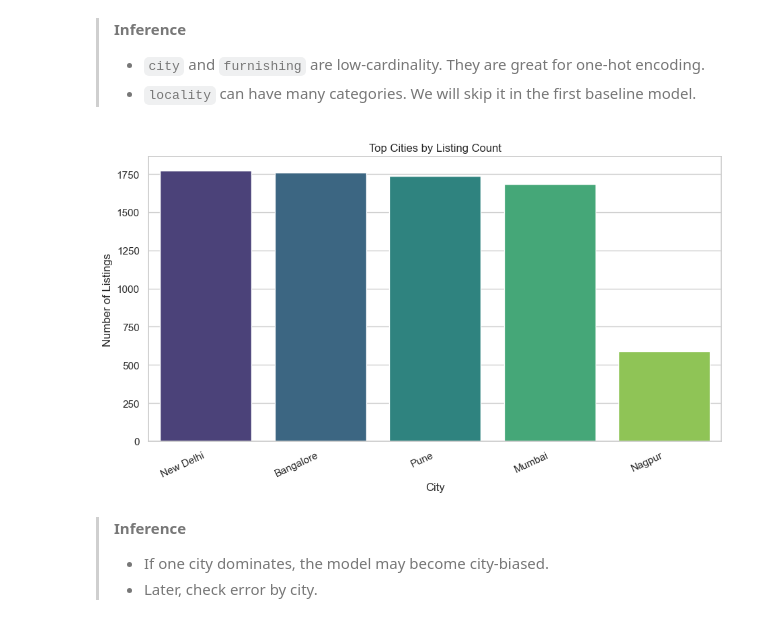
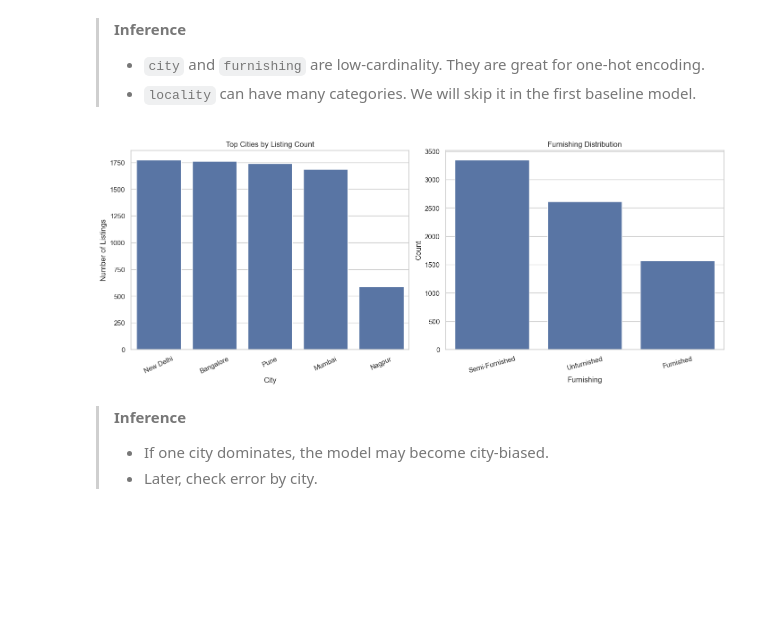
Before and after one commit to nvishnuprasad/ml-learning, a Jupyter notebook: regression/end_to_end_indian_house_rent_regression.ipynb, the cells around one changed output. Drawn from its saved outputs; the diff is of its cells as text; code cells hidden in the pictures; blank space fills up the shorter version.

```diff
--- a/regression/end_to_end_indian_house_rent_regression.ipynb
+++ b/regression/end_to_end_indian_house_rent_regression.ipynb
@@ -477,28 +511,40 @@ Category counts (unique values)
 # %%
 top_cities = (
     df["city"]
     .value_counts()
     .head(12)
     .reset_index()
 )
 top_cities.columns = ["city", "count"]
 
-plt.figure(figsize=(11, 5.5))
+# Plot in a grid to reduce scrolling
+fig, axes = plt.subplots(1, 2, figsize=(14, 5.5), constrained_layout=True)
+
 sns.barplot(
     data=top_cities,
     x="city",
     y="count",
-    hue="city",
-    palette="viridis",
-    legend=False
+    ax=axes[0]
 )
-plt.title("Top Cities by Listing Count")
-plt.xlabel("City")
-plt.ylabel("Number of Listings")
-plt.xticks(rotation=25, ha="right")
+axes[0].set_title("Top Cities by Listing Count")
+axes[0].set_xlabel("City")
+axes[0].set_ylabel("Number of Listings")
+axes[0].tick_params(axis="x", rotation=25)
+
+sns.countplot(
+    data=df,
+    x="furnishing",
+    order=df["furnishing"].value_counts().index,
+    ax=axes[1]
+)
+axes[1].set_title("Furnishing Distribution")
+axes[1].set_xlabel("Furnishing")
+axes[1].set_ylabel("Count")
+axes[1].tick_params(axis="x", rotation=15)
+
 plt.show()
 # %% [output]
-[figure, old version]
+[figure, new version]
 # %% [markdown]
 > **Inference**
 > - If one city dominates, the model may become city-biased.
```
Also changed, not shown: parts of 19 cells of this notebook.
